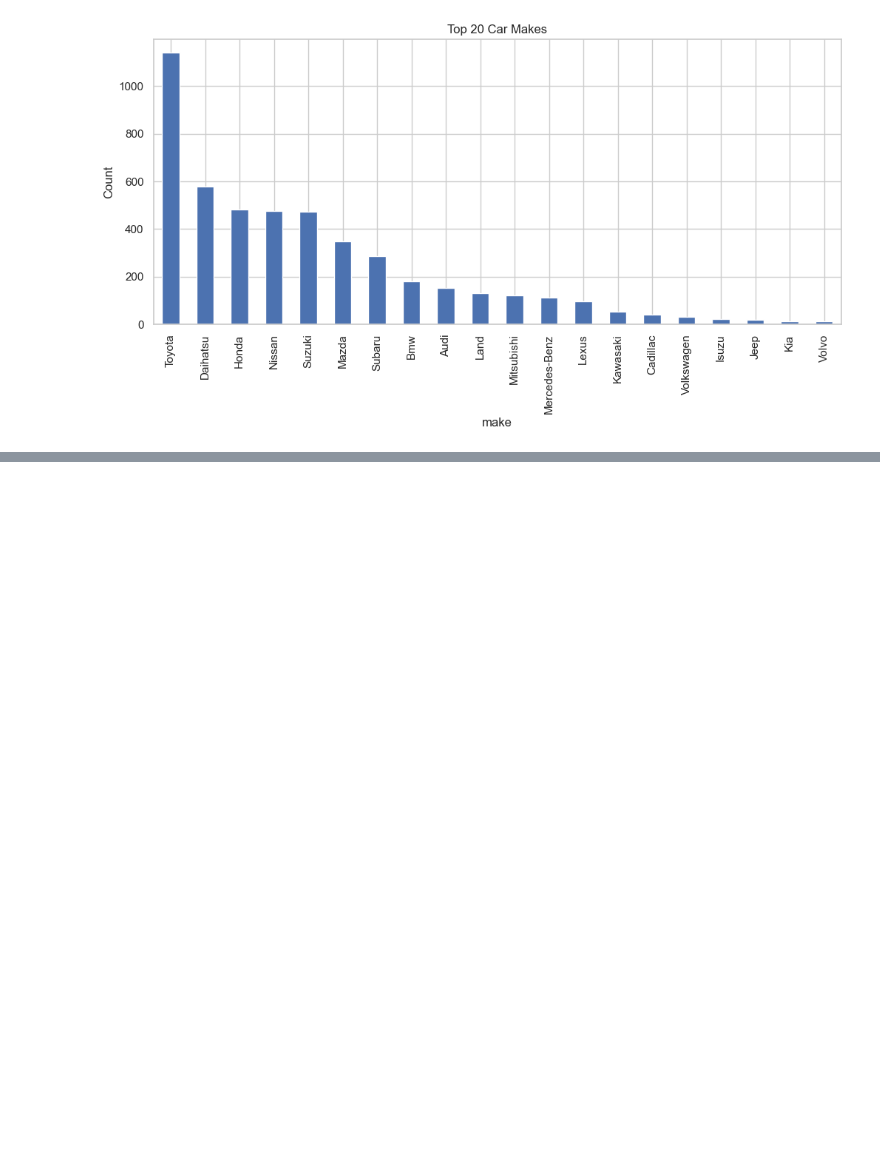
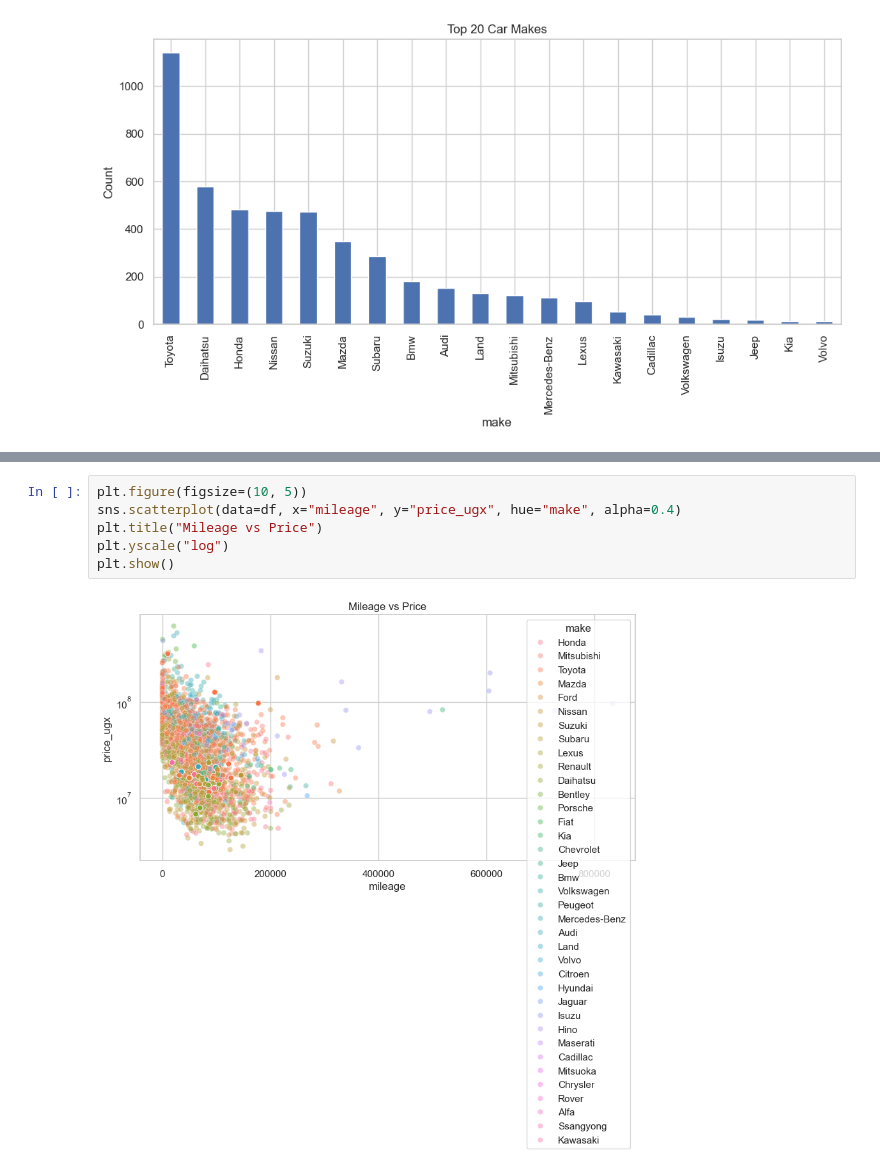
Before and after one commit to KigulaJesse/MCS7103_AI_Price_Intelligence, a Jupyter notebook: 03_explanatory_analysis/eda.ipynb, the cells around one changed output, grey strips where cells are left out. Saved outputs shown, nothing was run; the diff lists cells and outputs as text; blank space fills up the shorter version.

```diff
--- a/03_explanatory_analysis/eda.ipynb
+++ b/03_explanatory_analysis/eda.ipynb
@@ -110,0 +129,8 @@ plt.show()
+# %%
+plt.figure(figsize=(10, 5))
+sns.scatterplot(data=df, x="mileage", y="price_ugx", hue="make", alpha=0.4)
+plt.title("Mileage vs Price")
+plt.yscale("log")
+plt.show()
+# %% [output]
+[figure, added]
```
Also changed, not shown: parts of 5 cells of this notebook.
